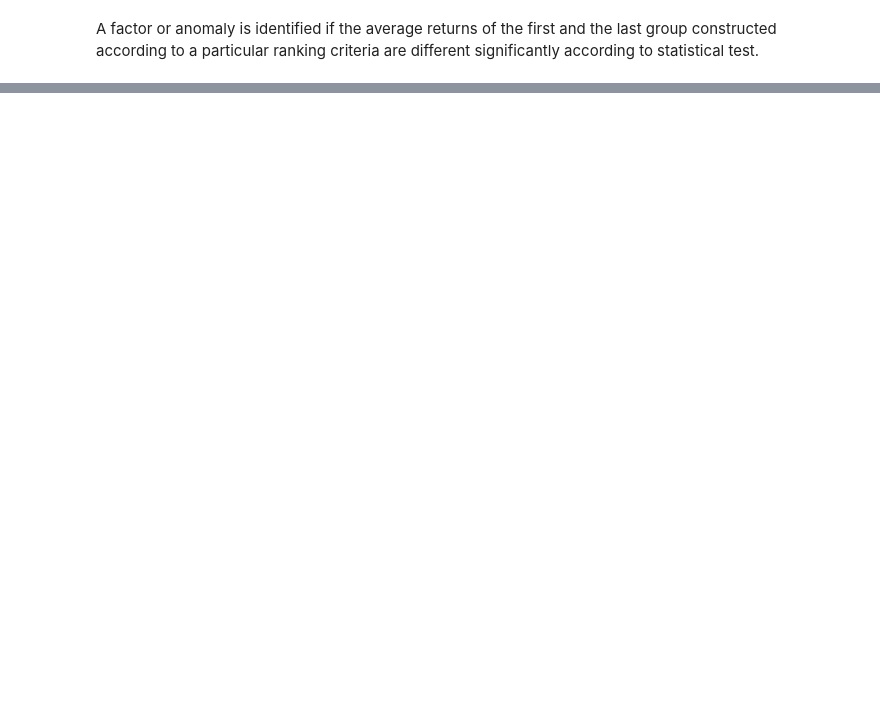
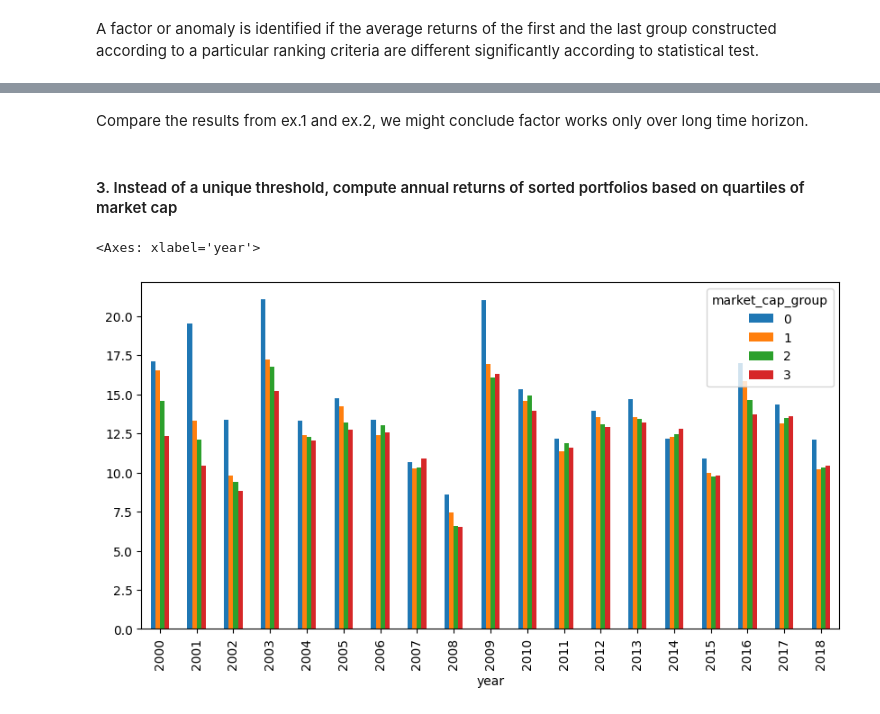
Before and after one commit to dionysos137/ml-factor-py, a Jupyter notebook: 3_factor_investing_and_asset_pricing_anomalies.ipynb, the cells around one changed output, grey strips where cells are left out. Drawn from its saved outputs; the diff is of its cells as text; code cells hidden in the pictures; blank space fills up the shorter version.

```diff
--- a/3_factor_investing_and_asset_pricing_anomalies.ipynb
+++ b/3_factor_investing_and_asset_pricing_anomalies.ipynb
@@ -35,0 +75,21 @@ As can be seen small cap stocks give higher return most of the time.
+# %% [markdown]
+Compare the results from ex.1 and ex.2, we might conclude factor works only over long time horizon.
+# %% [markdown]
+#### 3. Instead of a unique threshold, compute annual returns of sorted portfolios based on quartiles of market cap
+# %%
+# construct portfolios
+df = data[["date","stock_id", "Mkt_Cap_12M_Usd", "R1M_Usd"]]
+
+# at each time pt, we separate equitys into 4 groups according to their market cap
+df["market_cap_group"] = df.groupby("date")["Mkt_Cap_12M_Usd"].transform(lambda x: pd.qcut(x, 4, labels=False))
+#df.head()
+# calculate monthly return of each portfolio
+m_ret_p = df.groupby(["date", "market_cap_group"])["R1M_Usd"].aggregate("mean").unstack()
+
+# calculate annualized return
+m_ret_p["year"] = m_ret_p.index.to_series().dt.year
+
+m_ret_p.groupby("year").aggregate(lambda x: (x+1).prod()*12-1).plot(kind="bar")
+# %% [output]
+<Axes: xlabel='year'>
+[figure, added]
```
Also changed, not shown: parts of 10 cells of this notebook.
